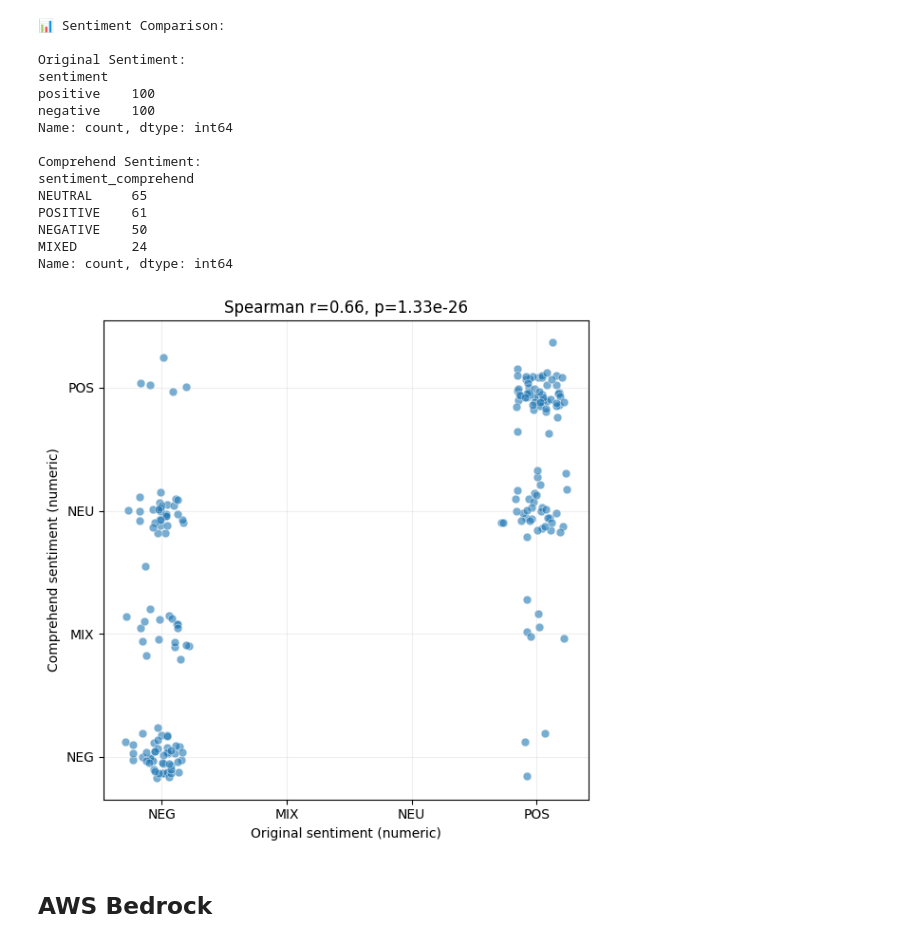
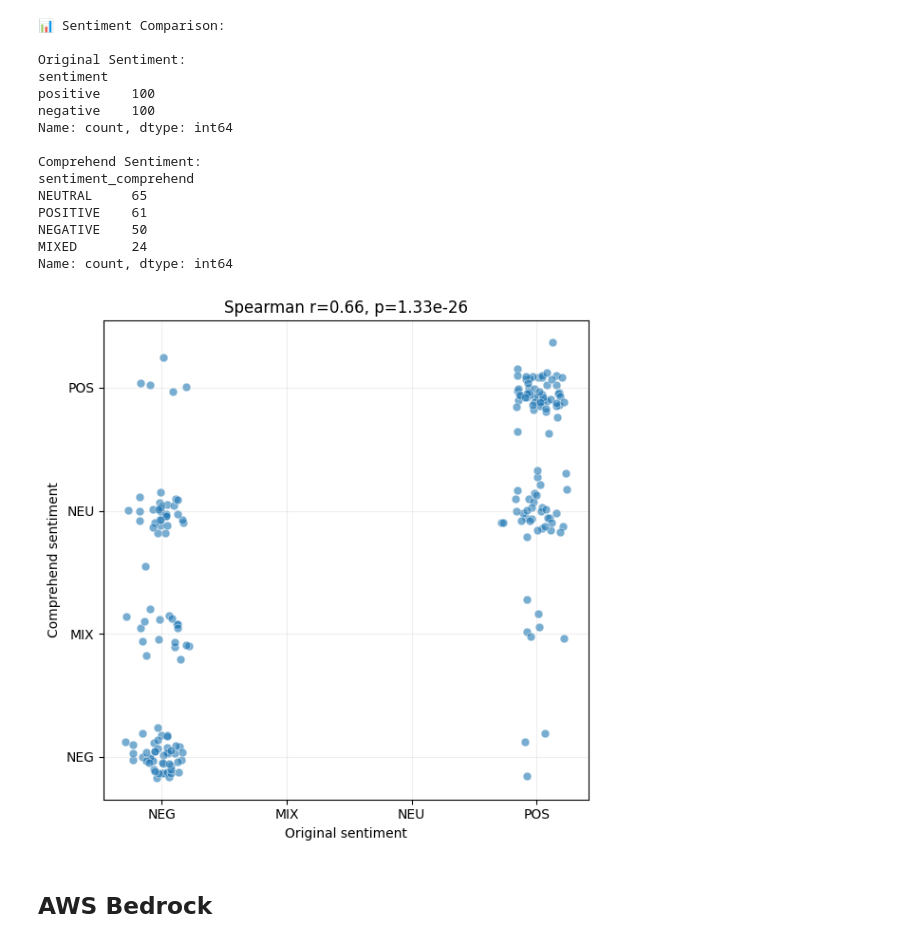
Before and after one commit to abdullahabrh/DE1-homework, a Jupyter notebook: DE1-homewrok.ipynb, the cells around one changed output. Drawn from its saved outputs; the diff is of its cells as text; code cells hidden in the pictures.

```diff
--- a/DE1-homewrok.ipynb
+++ b/DE1-homewrok.ipynb
@@ -134,46 +134,46 @@ POSITIVE    61
 NEGATIVE    50
 MIXED       24
 Name: count, dtype: int64
-# %%
-import numpy as np
-import seaborn as sns
-
-# Map sentiment labels to numeric scores
-mapping = {'NEGATIVE': 1, 'MIXED': 2, 'NEUTRAL': 3, 'POSITIVE': 4}
-orig = df['sentiment'].astype(str).str.upper().map(mapping)
-comp = df['sentiment_comprehend'].astype(str).str.upper().map(mapping)
-plot_df = pd.DataFrame({'orig': orig, 'comp': comp}).dropna()
-if plot_df.empty:
-    print('No paired sentiment values to plot.')
-else:
-    # jitter for visibility
-    rng = np.random.default_rng(0)
-    x = plot_df['orig'] + rng.normal(0, 0.12, size=len(plot_df))
-    y = plot_df['comp'] + rng.normal(0, 0.12, size=len(plot_df))
-
-    # Spearman correlation
-    try:
-        from scipy.stats import spearmanr
-        r, p = spearmanr(plot_df['orig'], plot_df['comp'])
-    except Exception:
-        r = plot_df['orig'].corr(plot_df['comp'], method='spearman')
-        p = None
-
-    plt.figure(figsize=(6,6))
-    sns.scatterplot(x=x, y=y, alpha=0.6, s=40)
-    plt.xlabel('Original sentiment (numeric)')
-    plt.ylabel('Comprehend sentiment (numeric)')
-    title = f'Spearman r={r:.2f}' + (f', p={p:.3g}' if p is not None else '')
-    plt.title(title)
-    ticks = [1,2,3,4]
-    labels = ['NEG','MIX','NEU','POS']
-    plt.xticks(ticks, labels)
-    plt.yticks(ticks, labels)
-    plt.grid(alpha=0.2)
-    plt.tight_layout()
-    plt.show()
-# %% [output]
-[figure, removed]
+# %%
+import numpy as np
+import seaborn as sns
+
+# Map sentiment labels to numeric scores
+mapping = {'NEGATIVE': 1, 'MIXED': 2, 'NEUTRAL': 3, 'POSITIVE': 4}
+orig = df['sentiment'].astype(str).str.upper().map(mapping)
+comp = df['sentiment_comprehend'].astype(str).str.upper().map(mapping)
+plot_df = pd.DataFrame({'orig': orig, 'comp': comp}).dropna()
+if plot_df.empty:
+    print('No paired sentiment values to plot.')
+else:
+    # jitter for visibility
+    rng = np.random.default_rng(0)
+    x = plot_df['orig'] + rng.normal(0, 0.12, size=len(plot_df))
+    y = plot_df['comp'] + rng.normal(0, 0.12, size=len(plot_df))
+
+    # Spearman correlation
+    try:
+        from scipy.stats import spearmanr
+        r, p = spearmanr(plot_df['orig'], plot_df['comp'])
+    except Exception:
+        r = plot_df['orig'].corr(plot_df['comp'], method='spearman')
+        p = None
+
+    plt.figure(figsize=(6,6))
+    sns.scatterplot(x=x, y=y, alpha=0.6, s=40)
+    plt.xlabel('Original sentiment')
+    plt.ylabel('Comprehend sentiment')
+    title = f'Spearman r={r:.2f}' + (f', p={p:.3g}' if p is not None else '')
+    plt.title(title)
+    ticks = [1,2,3,4]
+    labels = ['NEG','MIX','NEU','POS']
+    plt.xticks(ticks, labels)
+    plt.yticks(ticks, labels)
+    plt.grid(alpha=0.2)
+    plt.tight_layout()
+    plt.show()
+# %% [output]
+[figure, added]
 # %% [markdown]
 ## AWS Bedrock
 # %%
```
Also changed, not shown: parts of 13 cells of this notebook.
